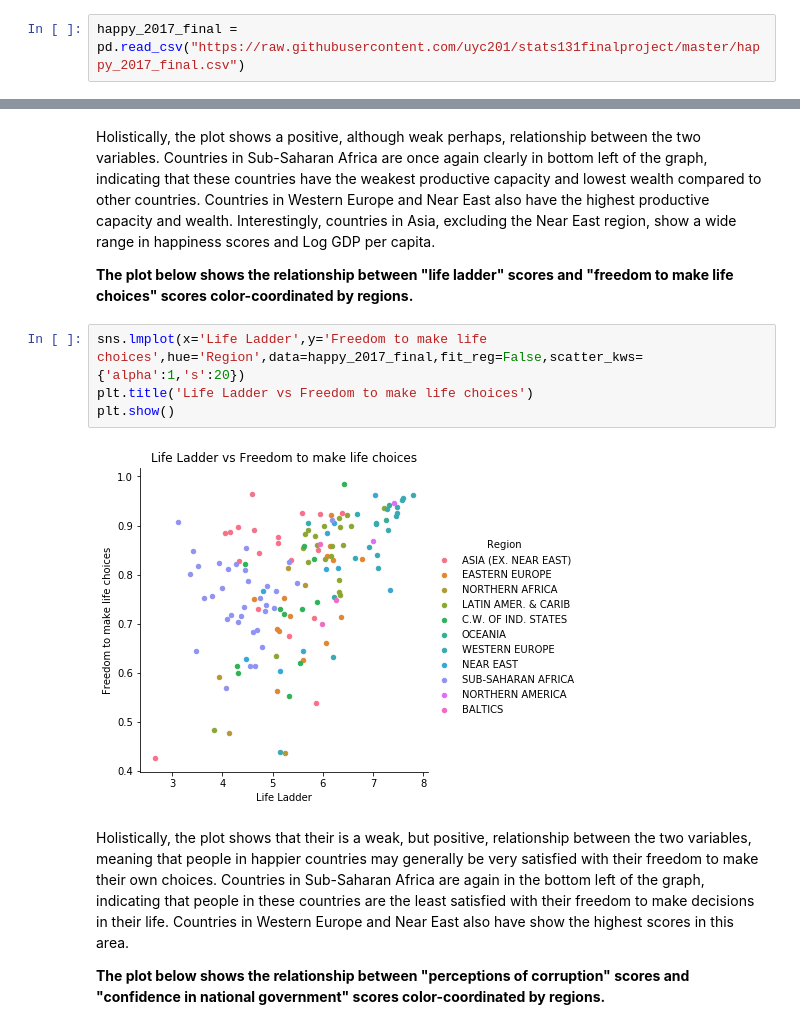
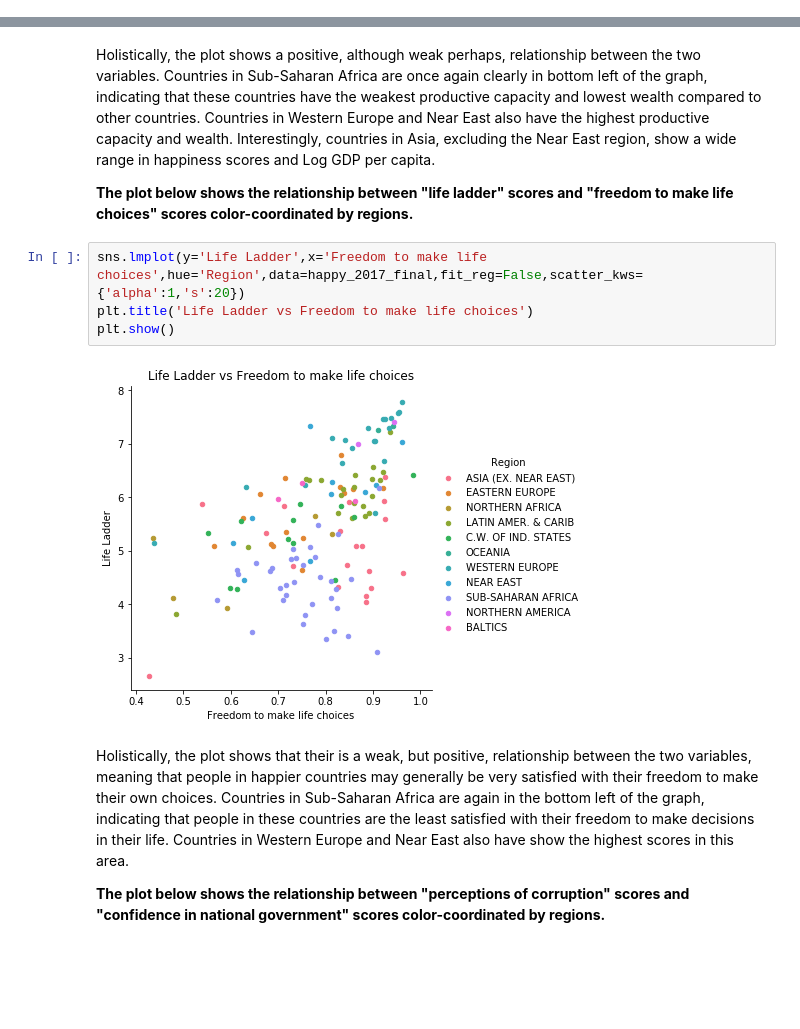
Before and after one commit to uyc201/stats131finalproject, a Jupyter notebook: Stats 131 Final Project Combined Version.ipynb, the cells around one changed output, grey strips where cells are left out. Drawn from its saved outputs; the diff is of its cells as text; blank space fills up the shorter version.

```diff
--- a/Stats 131 Final Project Combined Version.ipynb
+++ b/Stats 131 Final Project Combined Version.ipynb
@@ -235,5 +267,3 @@ TypeError: string indices must be integers
 
 __The plot below shows the relationship between "life ladder" scores and "social support" scores color-coordinated by regions.__
-# %%
-happy_2017_final = pd.read_csv("https://raw.githubusercontent.com/uyc201/stats131finalproject/master/happy_2017_final.csv")
 # %%
@@ -267,11 +297,11 @@ Holistically, the plot shows a positive, although weak perhaps, relationship bet
 
 __The plot below shows the relationship between "life ladder" scores and "freedom to make life choices" scores color-coordinated by regions.__
 # %%
-sns.lmplot(x='Life Ladder',y='Freedom to make life choices',hue='Region',data=happy_2017_final,fit_reg=False,scatter_kws={'alpha':1,'s':20})
+sns.lmplot(y='Life Ladder',x='Freedom to make life choices',hue='Region',data=happy_2017_final,fit_reg=False,scatter_kws={'alpha':1,'s':20})
 plt.title('Life Ladder vs Freedom to make life choices')
 plt.show()
 # %% [output]
-[figure, old version]
+[figure, new version]
 # %% [markdown]
 Holistically, the plot shows that their is a weak, but positive, relationship between the two variables, meaning that people in happier countries may generally be very satisfied with their freedom to make their own choices. Countries in Sub-Saharan Africa are again in the bottom left of the graph, indicating that people in these countries are the least satisfied with their freedom to make decisions in their life. Countries in Western Europe and Near East also have show the highest scores in this area.
 
```
Also changed, not shown: parts of 48 cells of this notebook.
